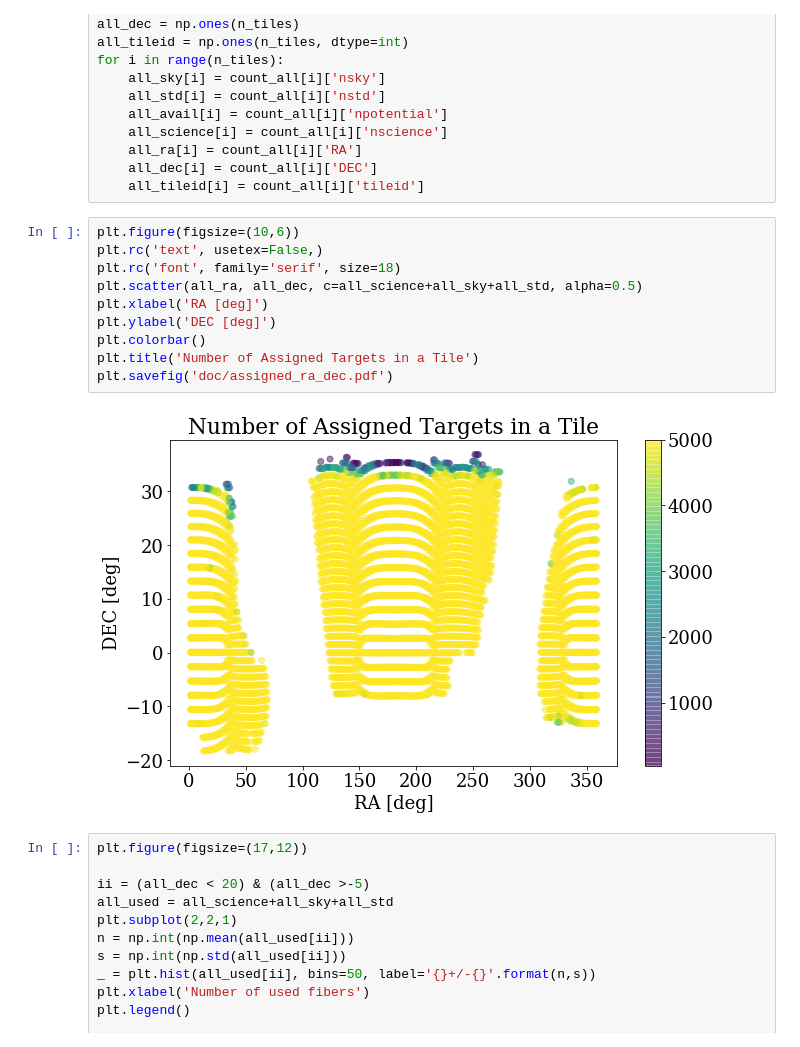
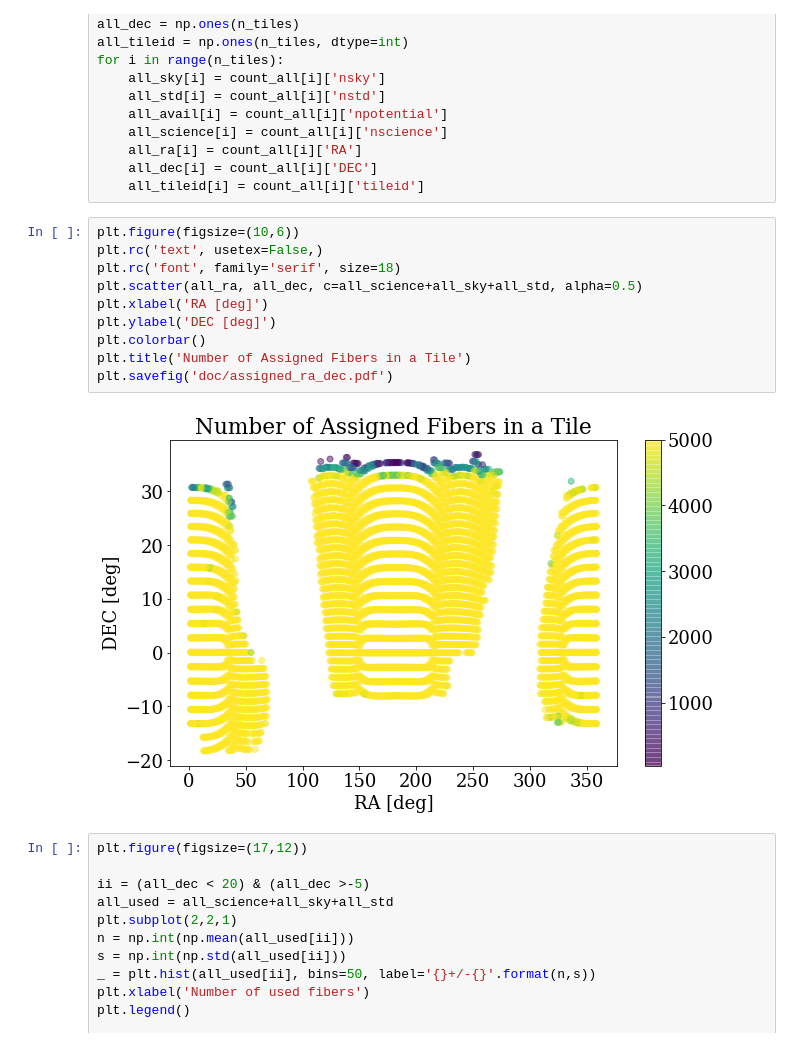
Before and after one commit to forero/fiberassign_explore, a Jupyter notebook: stats_observations.ipynb, the cells around one changed output. Drawn from its saved outputs; the diff is of its cells as text.

Commit message:
plots

```diff
--- a/stats_observations.ipynb
+++ b/stats_observations.ipynb
@@ -120,15 +120,15 @@ for i in range(n_tiles):
 # %%
 plt.figure(figsize=(10,6))
 plt.rc('text', usetex=False,)
 plt.rc('font', family='serif', size=18)
 plt.scatter(all_ra, all_dec, c=all_science+all_sky+all_std, alpha=0.5)
 plt.xlabel('RA [deg]')
 plt.ylabel('DEC [deg]')
 plt.colorbar()
-plt.title('Number of Assigned Targets in a Tile')
+plt.title('Number of Assigned Fibers in a Tile')
 plt.savefig('doc/assigned_ra_dec.pdf')
 # %% [output]
-[figure, old version]
+[figure, new version]
 # %%
 plt.figure(figsize=(17,12))
 
```
Also changed, not shown: parts of 1 cell of this notebook, 2 other files.
